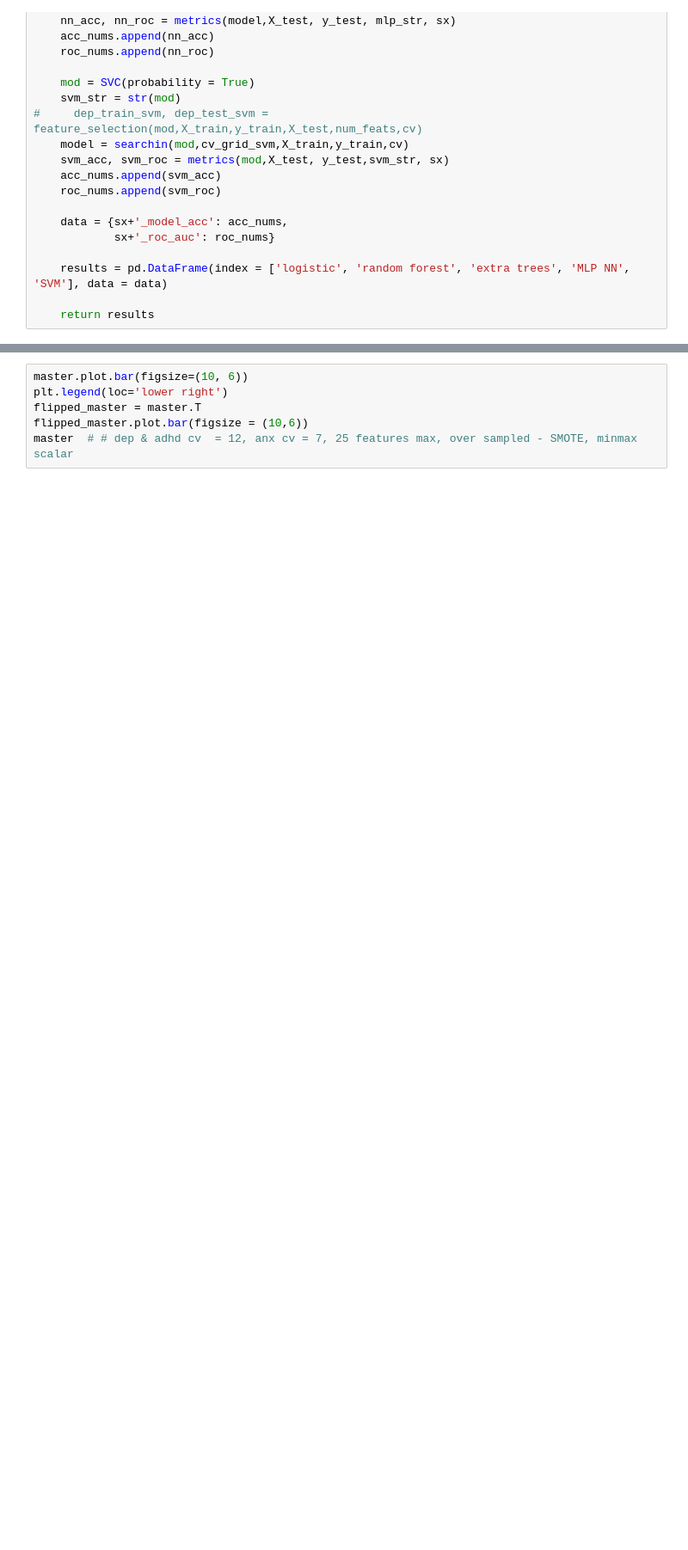
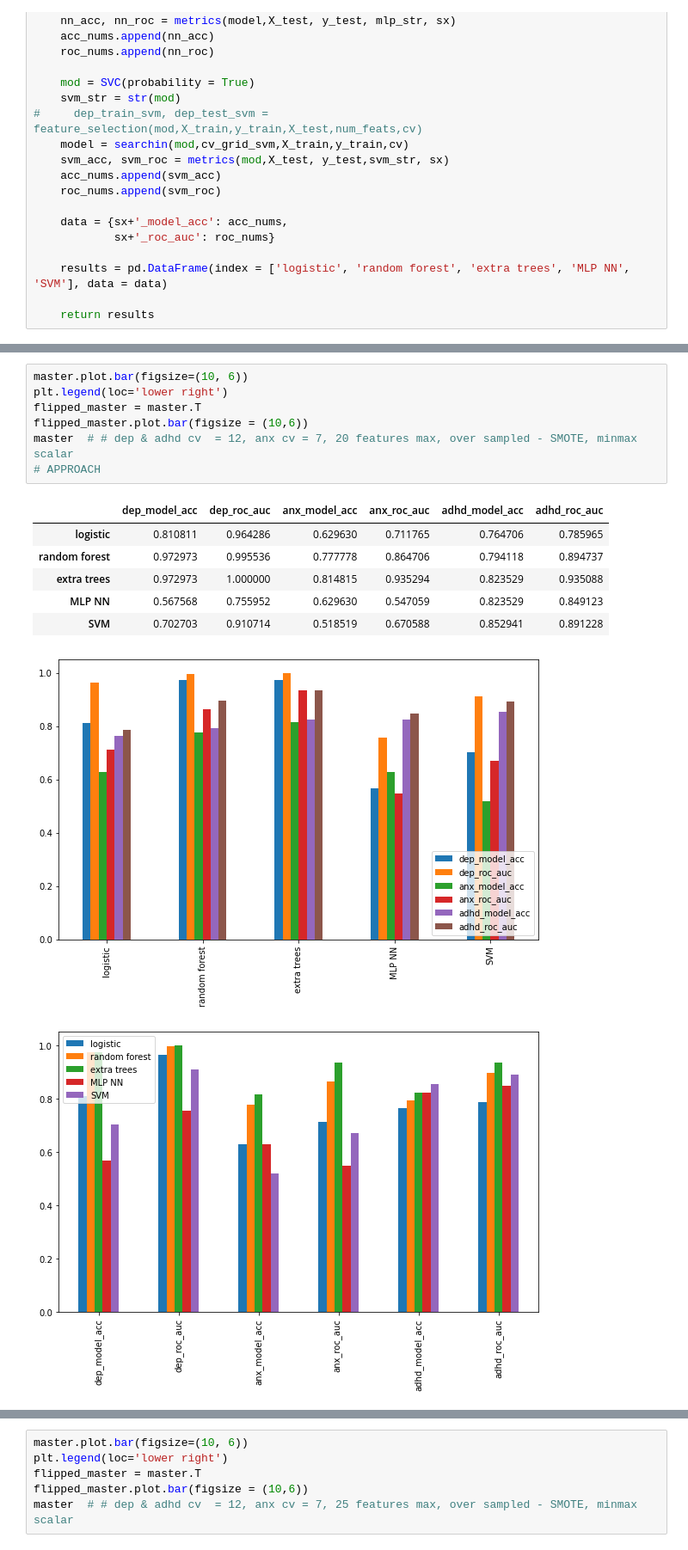
Before and after one commit to kdm004/cs287_project, a Jupyter notebook: kids study.ipynb, the cells around one changed output, grey strips where cells are left out. Shown at 86% size. Cells and saved outputs as stored; diff of their text form; blank space fills up the shorter version.

```diff
--- a/kids study.ipynb
+++ b/kids study.ipynb
@@ -271 +274,17 @@ The ROC AUC:  0.5611111111111111
 ... (19 outputs left out)
+# %%
+master.plot.bar(figsize=(10, 6))
+plt.legend(loc='lower right')
+flipped_master = master.T
+flipped_master.plot.bar(figsize = (10,6))
+master  # # dep & adhd cv  = 12, anx cv = 7, 20 features max, over sampled - SMOTE, minmax scalar
+# APPROACH
+# %% [output]
+|  | dep_model_acc | dep_roc_auc | anx_model_acc | anx_roc_auc | adhd_model_acc | adhd_roc_auc |
+| logistic | 0.810811 | 0.964286 | 0.629630 | 0.711765 | 0.764706 | 0.785965 |
+| random forest | 0.972973 | 0.995536 | 0.777778 | 0.864706 | 0.794118 | 0.894737 |
+| extra trees | 0.972973 | 1.000000 | 0.814815 | 0.935294 | 0.823529 | 0.935088 |
+| MLP NN | 0.567568 | 0.755952 | 0.629630 | 0.547059 | 0.823529 | 0.849123 |
+| SVM | 0.702703 | 0.910714 | 0.518519 | 0.670588 | 0.852941 | 0.891228 |
+[figure, added]
+[figure, added]
```
Also changed, not shown: parts of 19 cells of this notebook, 26 other files.
